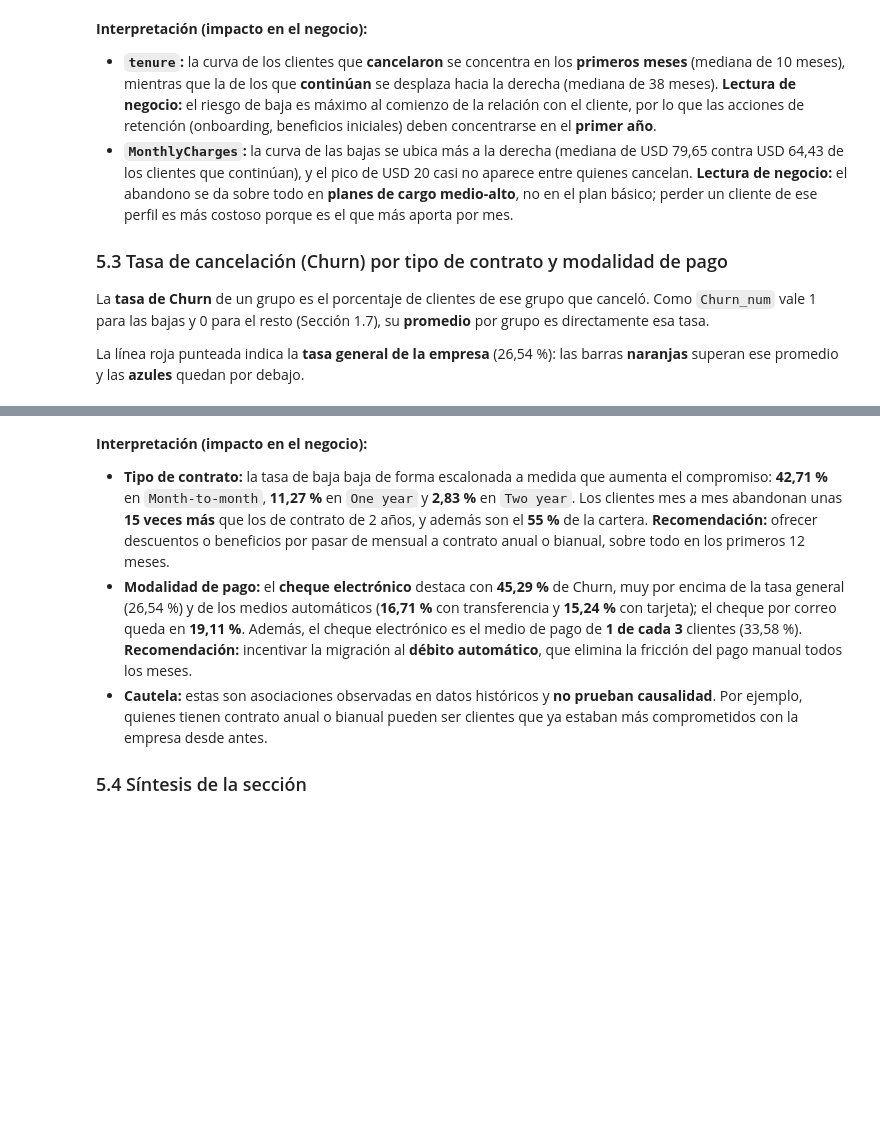
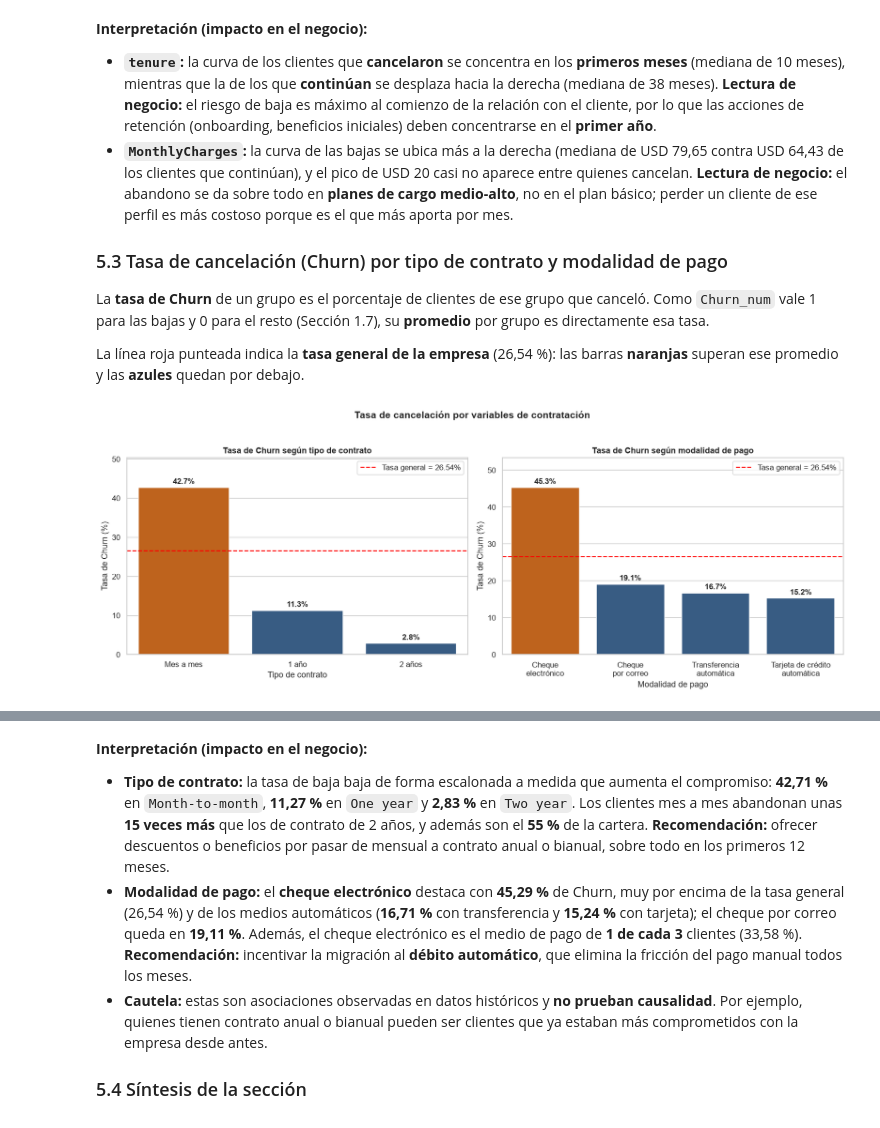
Before and after one commit to Janegro09/tpi-analisis-de-datos, a Jupyter notebook: notebooks/TPI_Analisis_de_Datos.ipynb, the cells around one changed output, grey strips where cells are left out. Saved outputs shown, nothing was run; the diff lists cells and outputs as text; code cells hidden in the pictures; blank space fills up the shorter version.

```diff
--- a/notebooks/TPI_Analisis_de_Datos.ipynb
+++ b/notebooks/TPI_Analisis_de_Datos.ipynb
@@ -1026,33 +1040,36 @@ etiquetas_pago = {
     "Credit card (automatic)": "Tarjeta de crédito\nautomática",
 }
 
 def grafico_barras_churn(ax, tasas, etiquetas, titulo, xlabel):
     nombres = [etiquetas[g] for g in tasas.index]
     colores = {n: ("#d95f02" if t > tasa_global else "#2b5c8f") for n, t in zip(nombres, tasas.values)}
     sns.barplot(x=nombres, y=tasas.values, hue=nombres, palette=colores, legend=False, ax=ax)
     ax.axhline(tasa_global, color="red", linestyle="--", linewidth=1.5,
                label=f"Tasa general = {tasa_global:.2f}%")
     for barra in ax.patches:
         if barra.get_height() > 0:
             ax.annotate(f"{barra.get_height():.1f}%",
                         (barra.get_x() + barra.get_width() / 2, barra.get_height()),
                         ha="center", va="bottom", fontsize=11, fontweight="bold",
                         xytext=(0, 3), textcoords="offset points")
     ax.set_title(titulo, fontsize=12, fontweight="bold")
     ax.set_xlabel(xlabel)
     ax.set_ylabel("Tasa de Churn (%)")
     ax.set_ylim(0, max(tasas.max() * 1.18, tasa_global * 1.3))
     ax.legend(loc="upper right")
 
 fig, axes = plt.subplots(1, 2, figsize=(15, 5.5))
 grafico_barras_churn(axes[0], tasa_contrato, etiquetas_contrato,
                      "Tasa de Churn según tipo de contrato", "Tipo de contrato")
 grafico_barras_churn(axes[1], tasa_pago, etiquetas_pago,
                      "Tasa de Churn según modalidad de pago", "Modalidad de pago")
 
 plt.suptitle("Tasa de cancelación por variables de contratación", fontsize=14, fontweight="bold", y=1.03)
 plt.tight_layout()
 plt.show()
+sns.reset_defaults()  # restaura estilo base para las secciones siguientes
+# %% [output]
+[figure, added]
 # %%
 # Tabla de respaldo de los gráficos: cantidad de clientes, bajas y diferencia contra la tasa general
 def resumen_churn(columna):
```
Also changed, not shown: parts of 18 cells of this notebook, 14 other files.
